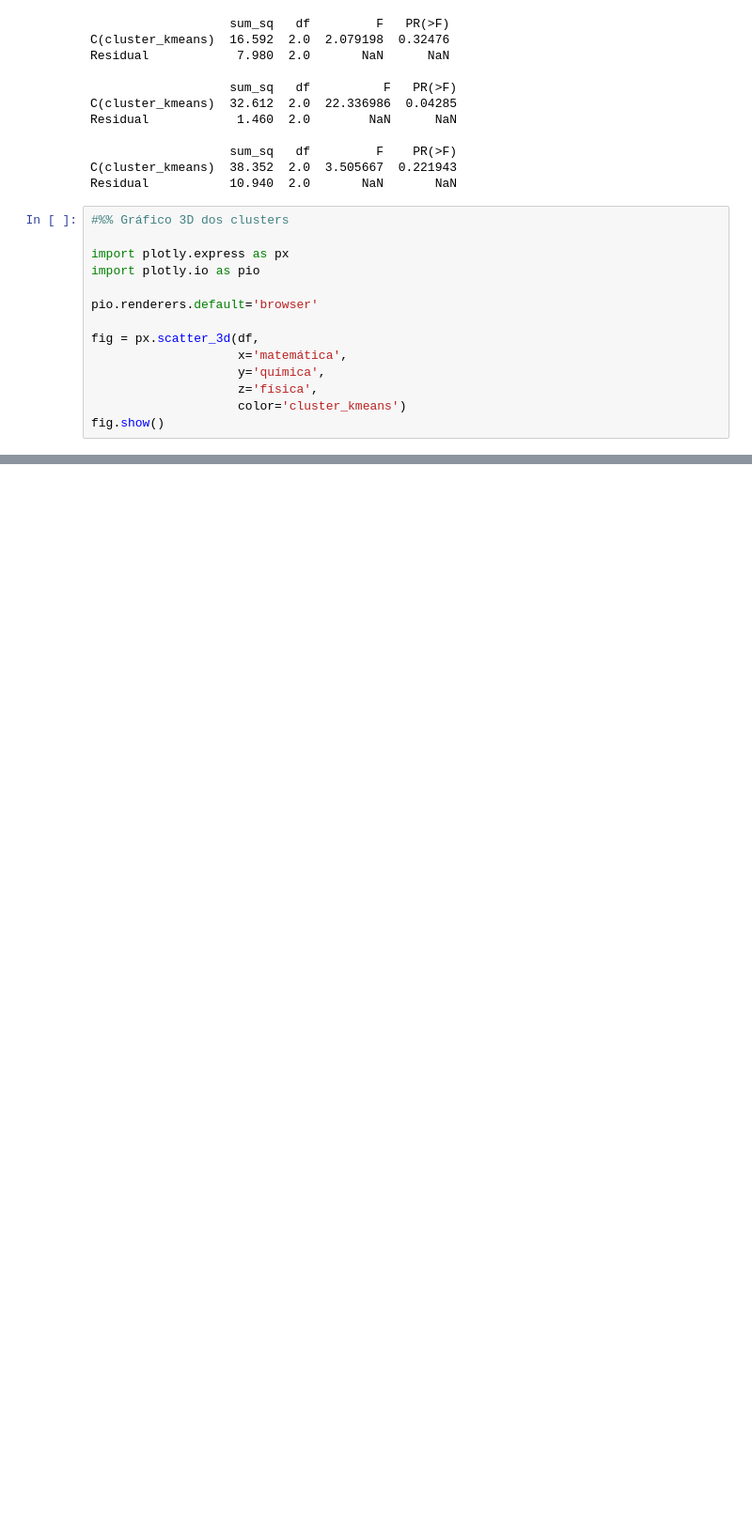
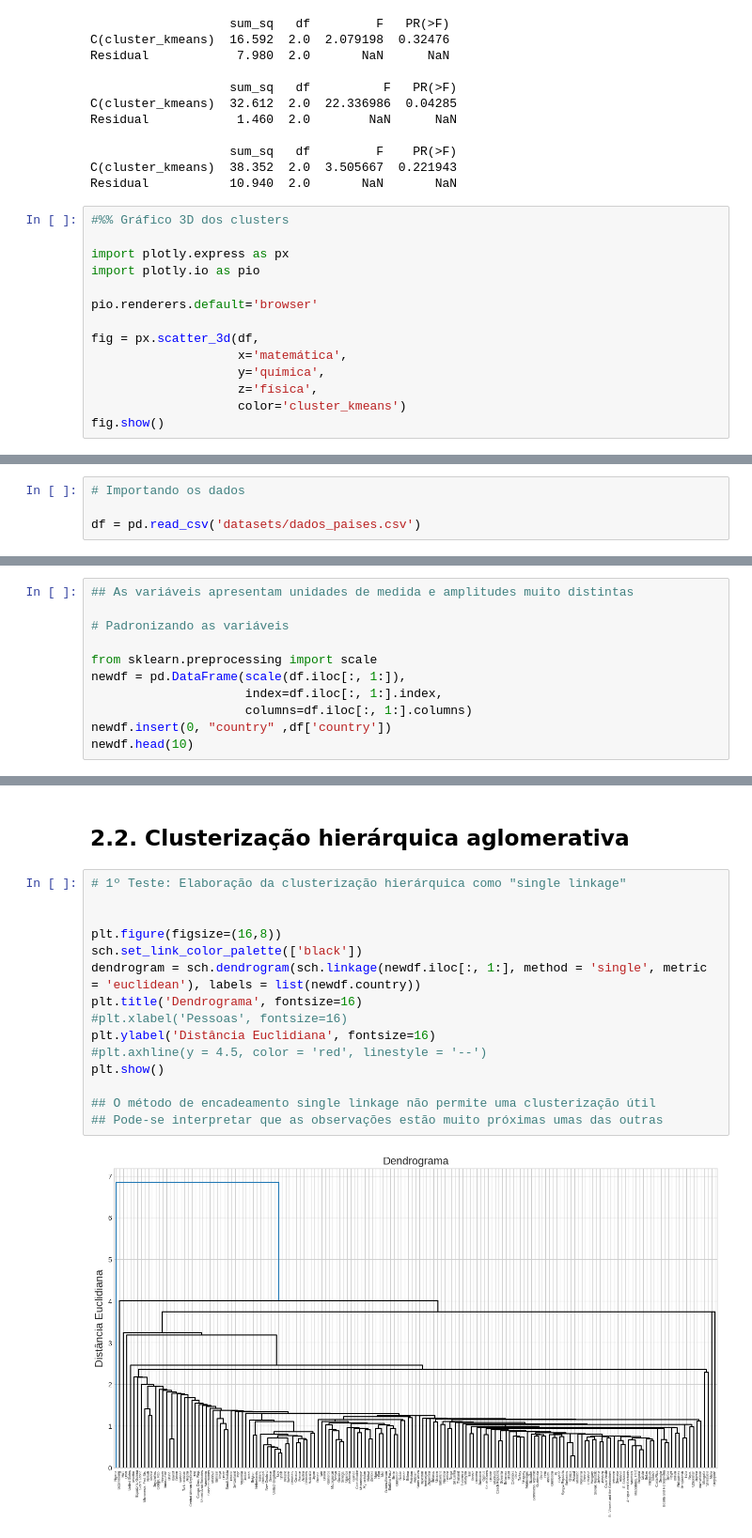
Before and after one commit to jhiroyuki/MBA-USP-Data-Science, a Jupyter notebook: 01_Unsupervised_ML_Clustering/Análise de Cluster.ipynb, the cells around one changed output, grey strips where cells are left out. Shown at 94% size. Saved outputs shown, nothing was run; the diff lists cells and outputs as text; blank space fills up the shorter version.

```diff
--- a/01_Unsupervised_ML_Clustering/Análise de Cluster.ipynb
+++ b/01_Unsupervised_ML_Clustering/Análise de Cluster.ipynb
@@ -494,0 +499,4 @@ fig.show()
+# %%
+# Importando os dados
+
+df = pd.read_csv('datasets/dados_paises.csv')
@@ -494,0 +555,11 @@ fig.show()
+# %%
+## As variáveis apresentam unidades de medida e amplitudes muito distintas
+
+# Padronizando as variáveis
+
+from sklearn.preprocessing import scale
+newdf = pd.DataFrame(scale(df.iloc[:, 1:]),
+                     index=df.iloc[:, 1:].index,
+                     columns=df.iloc[:, 1:].columns)
+newdf.insert(0, "country" ,df['country'])
+newdf.head(10)
@@ -494,0 +578,19 @@ fig.show()
+# %% [markdown]
+## 2.2. Clusterização hierárquica aglomerativa
+# %%
+# 1º Teste: Elaboração da clusterização hierárquica como "single linkage"
+
+
+plt.figure(figsize=(16,8))
+sch.set_link_color_palette(['black'])
+dendrogram = sch.dendrogram(sch.linkage(newdf.iloc[:, 1:], method = 'single', metric = 'euclidean'), labels = list(newdf.country))
+plt.title('Dendrograma', fontsize=16)
+#plt.xlabel('Pessoas', fontsize=16)
+plt.ylabel('Distância Euclidiana', fontsize=16)
+#plt.axhline(y = 4.5, color = 'red', linestyle = '--')
+plt.show()
+
+## O método de encadeamento single linkage não permite uma clusterização útil
+## Pode-se interpretar que as observações estão muito próximas umas das outras
+# %% [output]
+[figure, added]
```
Also changed, not shown: parts of 14 cells of this notebook, 3 other files.
